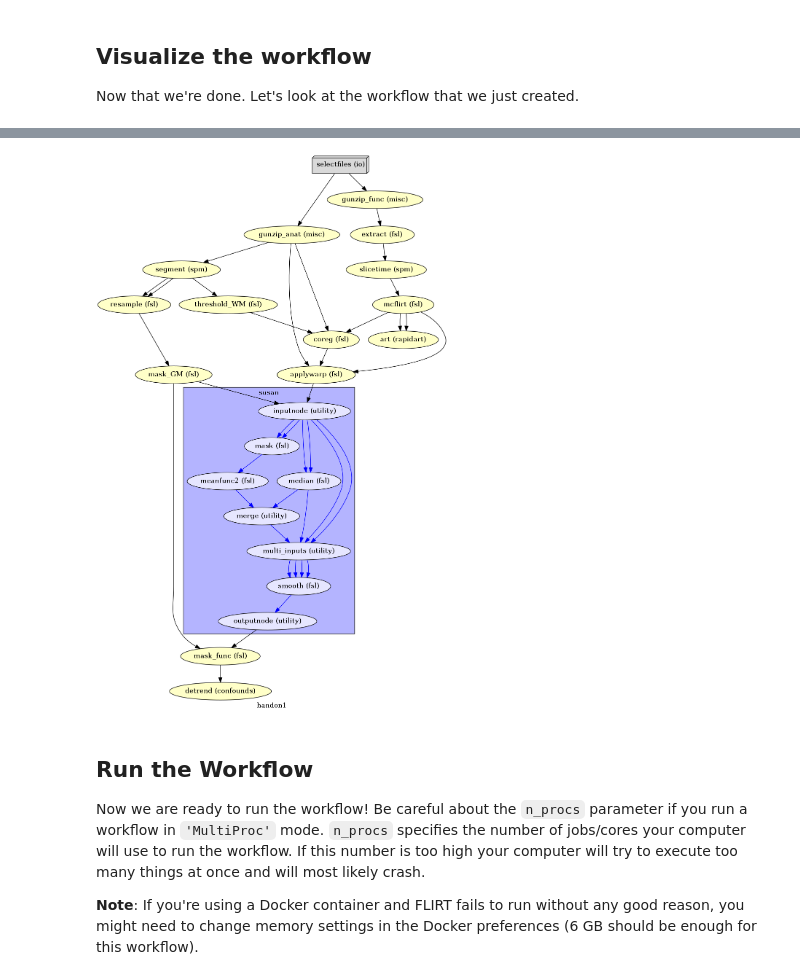
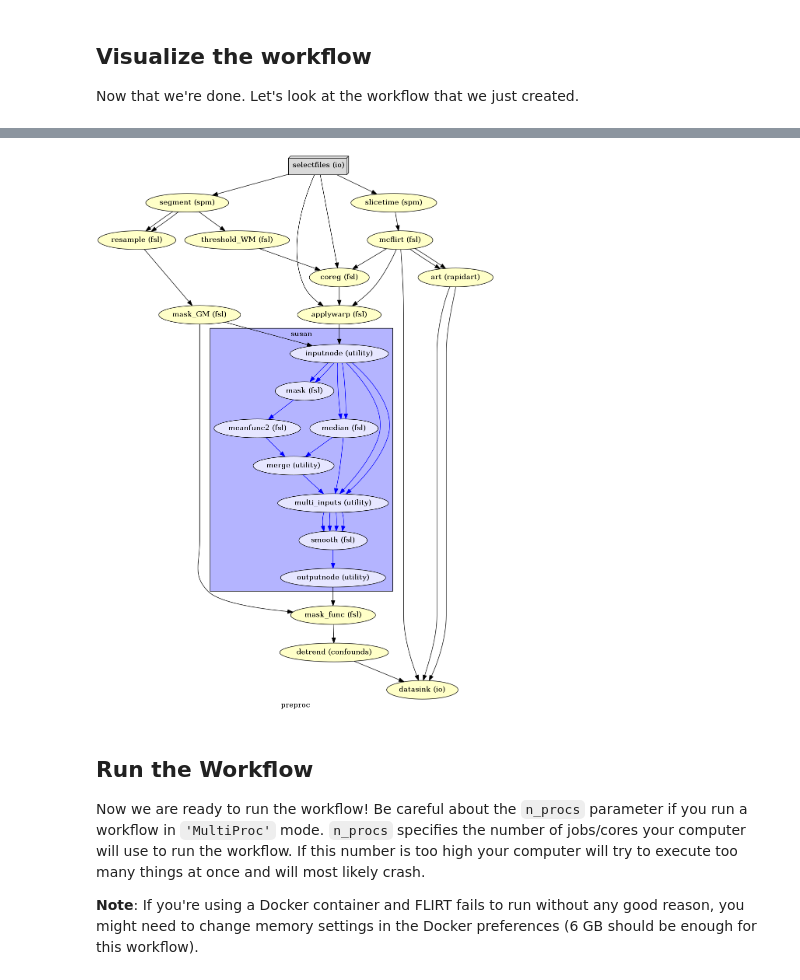
Before and after one commit to siyunb/Mount_Code, a Jupyter notebook: Visual_search_task/Preprocessing.ipynb, the cells around one changed output, grey strips where cells are left out. Cells and saved outputs as stored; diff of their text form; code cells hidden in the pictures.

```diff
--- a/Visual_search_task/Preprocessing.ipynb
+++ b/Visual_search_task/Preprocessing.ipynb
@@ -415,8 +288,4 @@ Now that we're done. Let's look at the workflow that we just created.
 # %%
-# Create preproc output graph
 preproc.write_graph(graph2use='colored', format='png', simple_form=True)
-
-# Visualize the graph
-from IPython.display import Image
-Image(filename='/home/neuro/Result/Nipype_tutorial/working_dir/handon1/graph.png', width=750)
+Image(filename='/home/neuro/Result/Visual_search_task/preproc_working_dir/preproc/graph.png', width=750)
 # %% [output]
@@ -425,4 +294,4 @@ Image(filename='/home/neuro/Result/Nipype_tutorial/working_dir/handon1/graph.png
-[figure, old version]
+[figure, new version]
 # %% [markdown]
 ##  Run the Workflow
 
```
Also changed, not shown: parts of 124 cells of this notebook, 4 other files.
